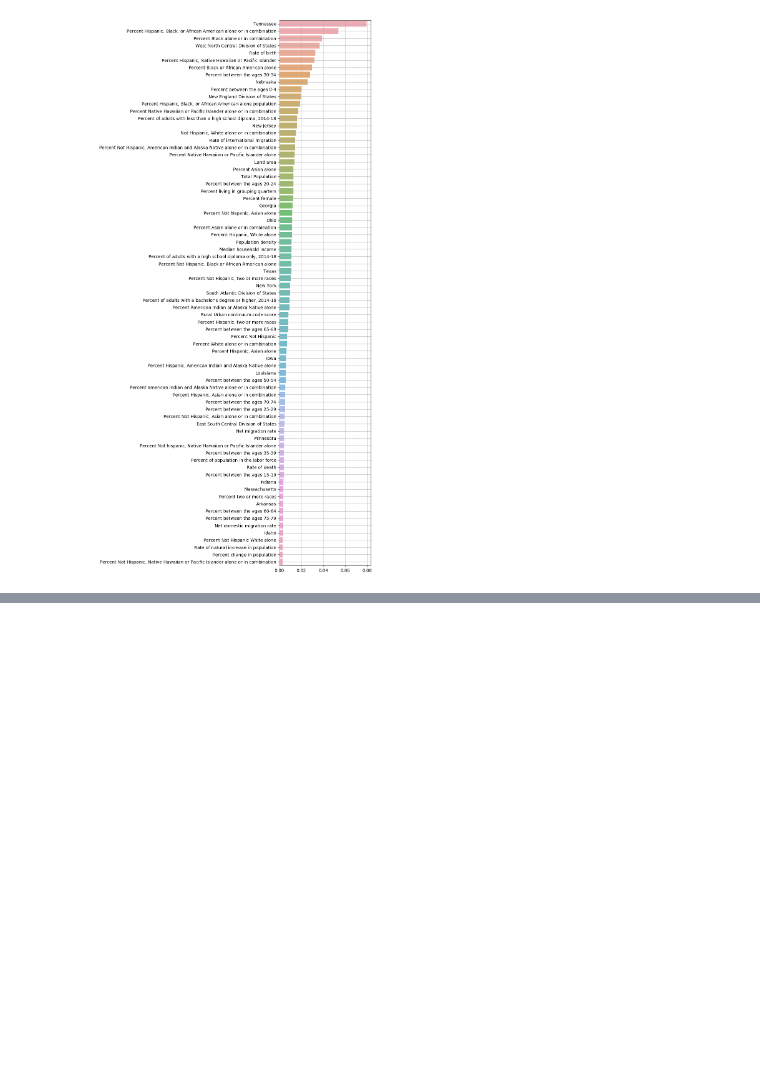
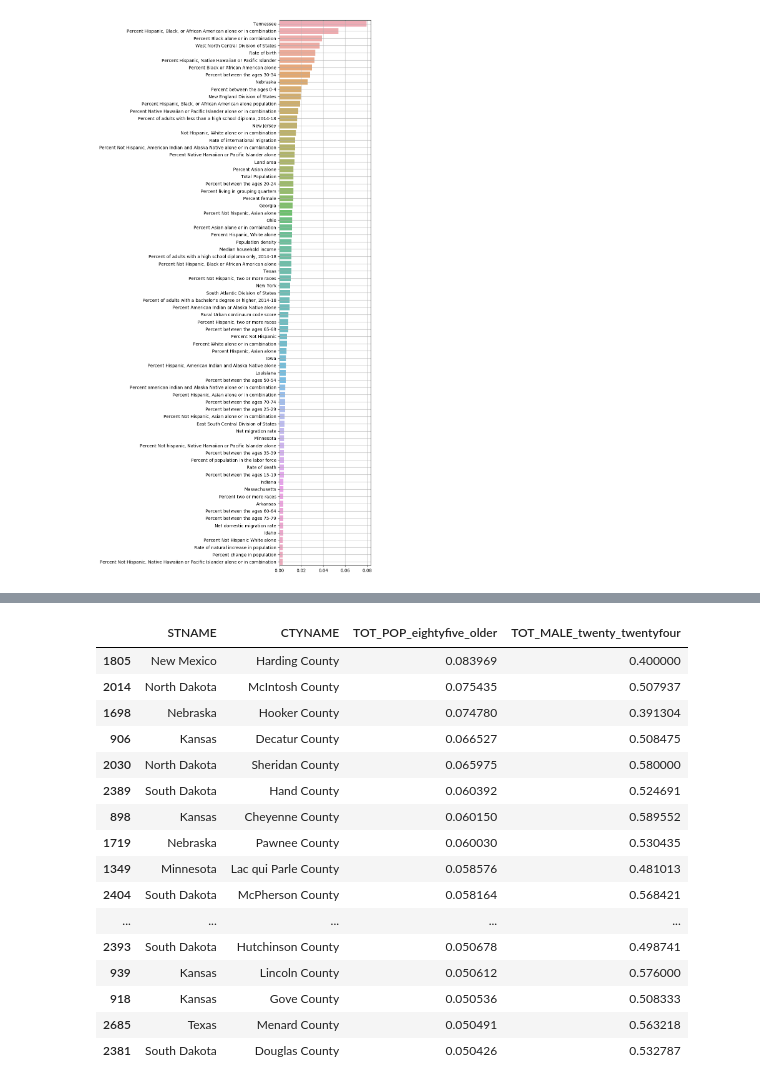
Before and after one commit to jessebmurray/COVID-19, a Jupyter notebook: Formatting.ipynb, the cells around one changed output, grey strips where cells are left out. Drawn from its saved outputs; the diff is of its cells as text; code cells hidden in the pictures; blank space fills up the shorter version.

Commit message:
Created markdown tables

```diff
--- a/Formatting.ipynb
+++ b/Formatting.ipynb
@@ -192,3 +192,5 @@ features = {'Rural_urban_continuum_code_2013': 'Rural Urban continuum code score
 'seventy_seventyfour': 'Percent between the ages 70-74',
 'thirtyfive_thirtynine': 'Percent between the ages 35-39',
 'LAND_AREA': 'Land area'}
+# %%
+df = pd.read_csv('../files/modeling_data/census_data_age_gend.csv')
@@ -194,0 +210,21 @@ features = {'Rural_urban_continuum_code_2013': 'Rural Urban continuum code score
+# %%
+df.sort_values(by='TOT_POP_eightyfive_older', ascending=False)[['STNAME',
+            'CTYNAME', 'TOT_POP_eightyfive_older', 'TOT_MALE_twenty_twentyfour']][:40]
+# %% [output]
+|  | STNAME | CTYNAME | TOT_POP_eightyfive_older | TOT_MALE_twenty_twentyfour |
+| 1805 | New Mexico | Harding County | 0.083969 | 0.400000 |
+| 2014 | North Dakota | McIntosh County | 0.075435 | 0.507937 |
+| 1698 | Nebraska | Hooker County | 0.074780 | 0.391304 |
+| 906 | Kansas | Decatur County | 0.066527 | 0.508475 |
+| 2030 | North Dakota | Sheridan County | 0.065975 | 0.580000 |
+| 2389 | South Dakota | Hand County | 0.060392 | 0.524691 |
+| 898 | Kansas | Cheyenne County | 0.060150 | 0.589552 |
+| 1719 | Nebraska | Pawnee County | 0.060030 | 0.530435 |
+| 1349 | Minnesota | Lac qui Parle County | 0.058576 | 0.481013 |
+| 2404 | South Dakota | McPherson County | 0.058164 | 0.568421 |
+| ... | ... | ... | ... | ... |
+| 2393 | South Dakota | Hutchinson County | 0.050678 | 0.498741 |
+| 939 | Kansas | Lincoln County | 0.050612 | 0.576000 |
+| 918 | Kansas | Gove County | 0.050536 | 0.508333 |
+| 2685 | Texas | Menard County | 0.050491 | 0.563218 |
+| 2381 | South Dakota | Douglas County | 0.050426 | 0.532787 |
```
Also changed, not shown: parts of 1 cell of this notebook, 1 other file.
